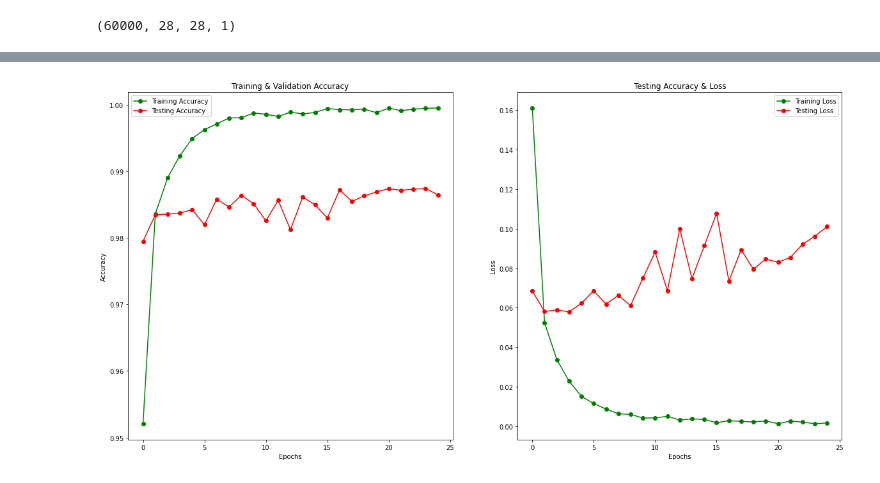
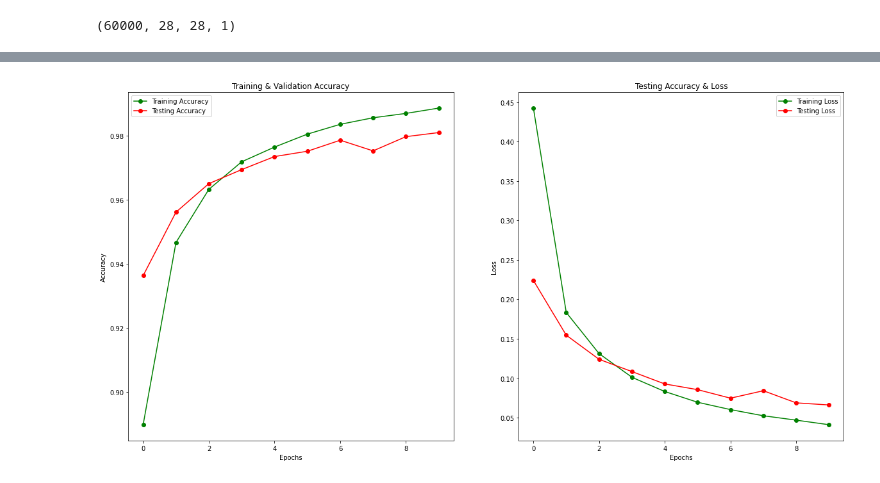
Before and after one commit to khaifahmi99/iot-smart-parking, a Jupyter notebook: ml/MNIST_CNN.ipynb, the cells around one changed output, grey strips where cells are left out. Cells and saved outputs as stored; diff of their text form; code cells hidden in the pictures.

```diff
--- a/ml/MNIST_CNN.ipynb
+++ b/ml/MNIST_CNN.ipynb
@@ -45,7 +54,9 @@ test_X = test_X.astype('float32') / 255
 # %%
 from keras.models import Sequential
 from keras.layers import Conv2D, MaxPooling2D, Flatten, Dense
+from keras.optimizers import Adam
 
+# define model
 model = Sequential()
 model.add(Conv2D(32, (3, 3), activation='relu', input_shape=(28, 28, 1)))
 model.add(MaxPooling2D((2, 2)))
@@ -53,6 +64,8 @@ model.add(Flatten())
 model.add(Dense(128, activation='relu'))
 model.add(Dense(10, activation='softmax'))
 
-model.compile(optimizer='adam', loss='categorical_crossentropy', metrics=['accuracy'])
+optimizer = Adam(lr=0.0001)
+
+model.compile(optimizer=optimizer, loss='categorical_crossentropy', metrics=['accuracy'])
 model.summary()
 # %% [output]
@@ -74,5 +87,3 @@ Total params: 693,962
 Trainable params: 693,962
 Non-trainable params: 0
 _________________________________________________________________
-# %%
-model.fit(train_X, train_y, epochs=25, validation_split=0.2)
@@ -97,0 +90,3 @@ Epoch 25/25
+# %%
+# train model with 0.3 split for validation
+model.fit(train_X, train_y, epochs=10, validation_split=0.3)
@@ -98,26 +112,28 @@ Epoch 25/25
 # %%
-epochs = [i for i in range(25)]
+epochs = [i for i in range(10)]
 fig , ax = plt.subplots(1,2)
 train_acc = model.history.history['accuracy']
 train_loss = model.history.history['loss']
 val_acc = model.history.history['val_accuracy']
 val_loss = model.history.history['val_loss']
 fig.set_size_inches(20,10)
 
+# plot the model training and testing accuracy in each epoch
 ax[0].plot(epochs , train_acc , 'go-' , label = 'Training Accuracy')
 ax[0].plot(epochs , val_acc , 'ro-' , label = 'Testing Accuracy')
 ax[0].set_title('Training & Validation Accuracy')
 ax[0].legend()
 ax[0].set_xlabel("Epochs")
 ax[0].set_ylabel("Accuracy")
 
+# plot the model training and testing loss in each epoch
 ax[1].plot(epochs , train_loss , 'g-o' , label = 'Training Loss')
 ax[1].plot(epochs , val_loss , 'r-o' , label = 'Testing Loss')
 ax[1].set_title('Testing Accuracy & Loss')
 ax[1].legend()
 ax[1].set_xlabel("Epochs")
 ax[1].set_ylabel("Loss")
 plt.show()
 # %% [output]
-[figure, old version]
+[figure, new version]
 # %%
```
Also changed, not shown: parts of 13 cells of this notebook.
